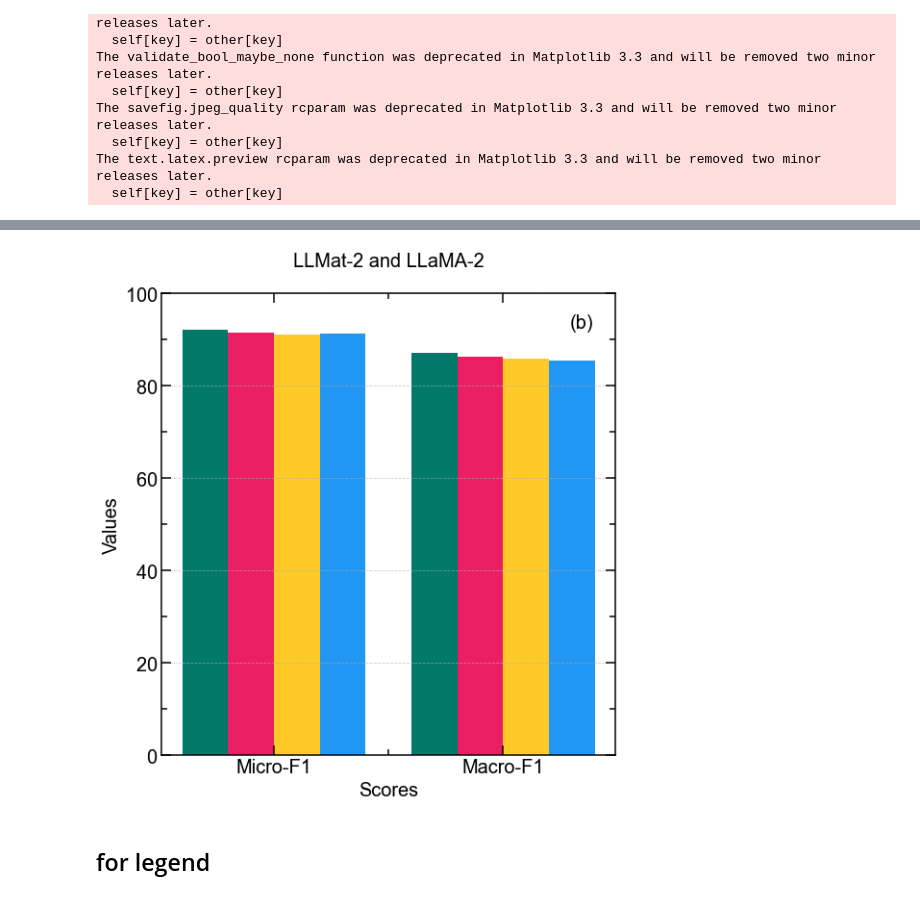
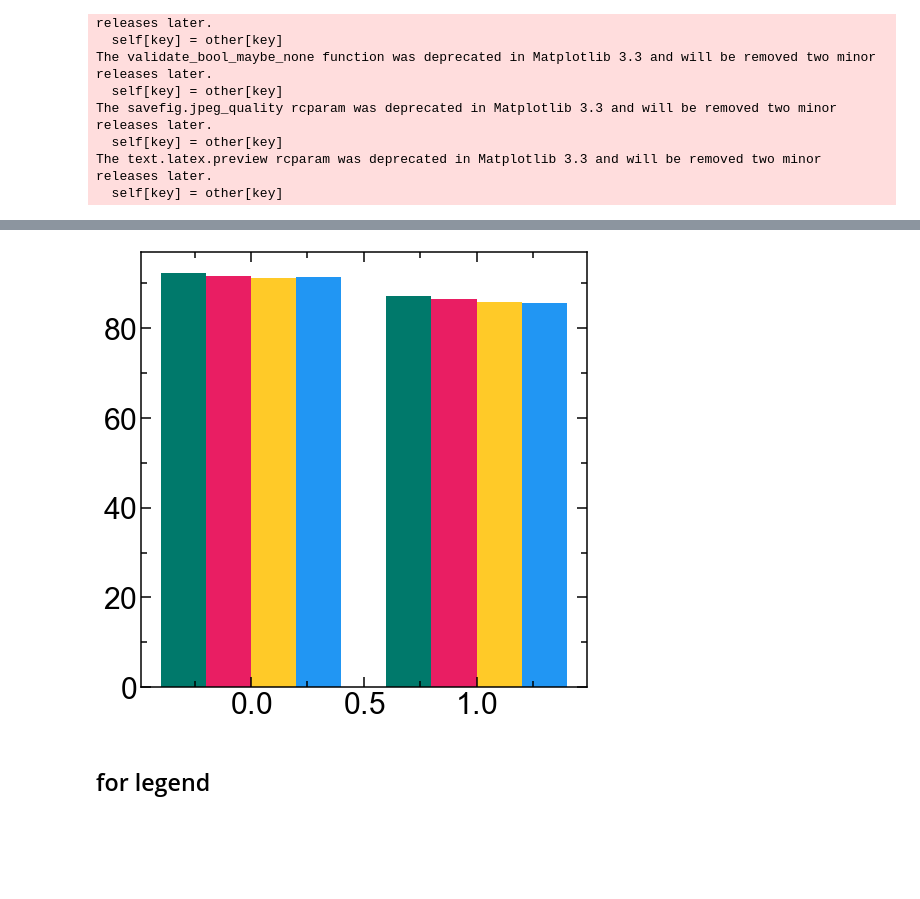
Before and after one commit to M3RG-IITD/llamat, a Jupyter notebook: plots/fig2.ipynb, the cells around one changed output, grey strips where cells are left out. Cells and saved outputs as stored; diff of their text form; code cells hidden in the pictures; blank space fills up the shorter version.

Commit message:
plots updated

```diff
--- a/plots/fig2.ipynb
+++ b/plots/fig2.ipynb
@@ -89,47 +62,35 @@ scores = ["Micro-F1", "Macro-F1"]
 x = np.arange(len(scores))  # X positions for Micro-F1 and Macro-F1
 bar_width = 0.2  # Width of each bar
 
 # Shift positions for each category
 positions = [
     x - 1.5 * bar_width,  # Chat
     x - 0.5 * bar_width,  # Base
     x + 0.5 * bar_width,  # Chat (finetuned)
     x + 1.5 * bar_width,  # Base (finetuned)
 ]
 
 # Create the figure and axis
 fig, ax = plt.subplots(figsize=(8, 8))
 
 # Plot bars for each category
 # ax.bar(positions[0], [micro_f1_3[0], macro_f1_3[0]], bar_width, label="Chat", color="#D55E00")
 # ax.bar(positions[1], [micro_f1_3[1], macro_f1_3[1]], bar_width, label="Base", color="#0072B2") #1E88E5
 # ax.bar(positions[2], [micro_f1_3[2], macro_f1_3[2]], bar_width, label="Chat (finetuned)", color="#F0E442")
 # ax.bar(positions[3], [micro_f1_3[3], macro_f1_3[3]], bar_width, label="Base (finetuned)", color="#CC79A7")
 
 ax.bar(positions[0], [micro_f1_3[0], macro_f1_3[0]], bar_width, label="Chat", color="#00796B")
 ax.bar(positions[1], [micro_f1_3[1], macro_f1_3[1]], bar_width, label="Base", color="#E91E63") #1E88E5
 ax.bar(positions[2], [micro_f1_3[2], macro_f1_3[2]], bar_width, label="Chat (finetuned)", color="#FFCA28")
 ax.bar(positions[3], [micro_f1_3[3], macro_f1_3[3]], bar_width, label="Base (finetuned)", color="#2196F3")
 
 # Customize the plot
 # ax.set_title("LLAMA-3 Scores (Micro-F1 and Macro-F1)", fontsize=20)
-ax.set_xlabel("Scores", fontsize=20)
-ax.set_ylabel("Values", fontsize=20)
-ax.set_xticks(x)
-ax.set_xticklabels(scores)
-# ax.legend(title="Variants", fontsize=10, title_fontsize=20)
-ax.grid(axis="y", linestyle="--", alpha=0.7)
-plt.ylim(0,100)
-# Adjust layout and display
-plt.tight_layout()
-plt.text(0.9, 0.925, '(b)', transform=ax.transAxes)
-plt.title('LLMat-2 and LLaMA-2\n')
-plt.savefig('fig2_matnlp_bar_llama-2.png',dpi=600, bbox_inches='tight')
-# plt.savefig('fig2_matnlp_bar_llama-3.png',dpi=600, bbox_inches='tight')
+
 
 plt.show()
 # %% [output]
-[figure, old version]
+[figure, new version]
 # %% [markdown]
 <h2> for legend
 # %%
```
Also changed, not shown: parts of 46 cells of this notebook, 42 other files.
